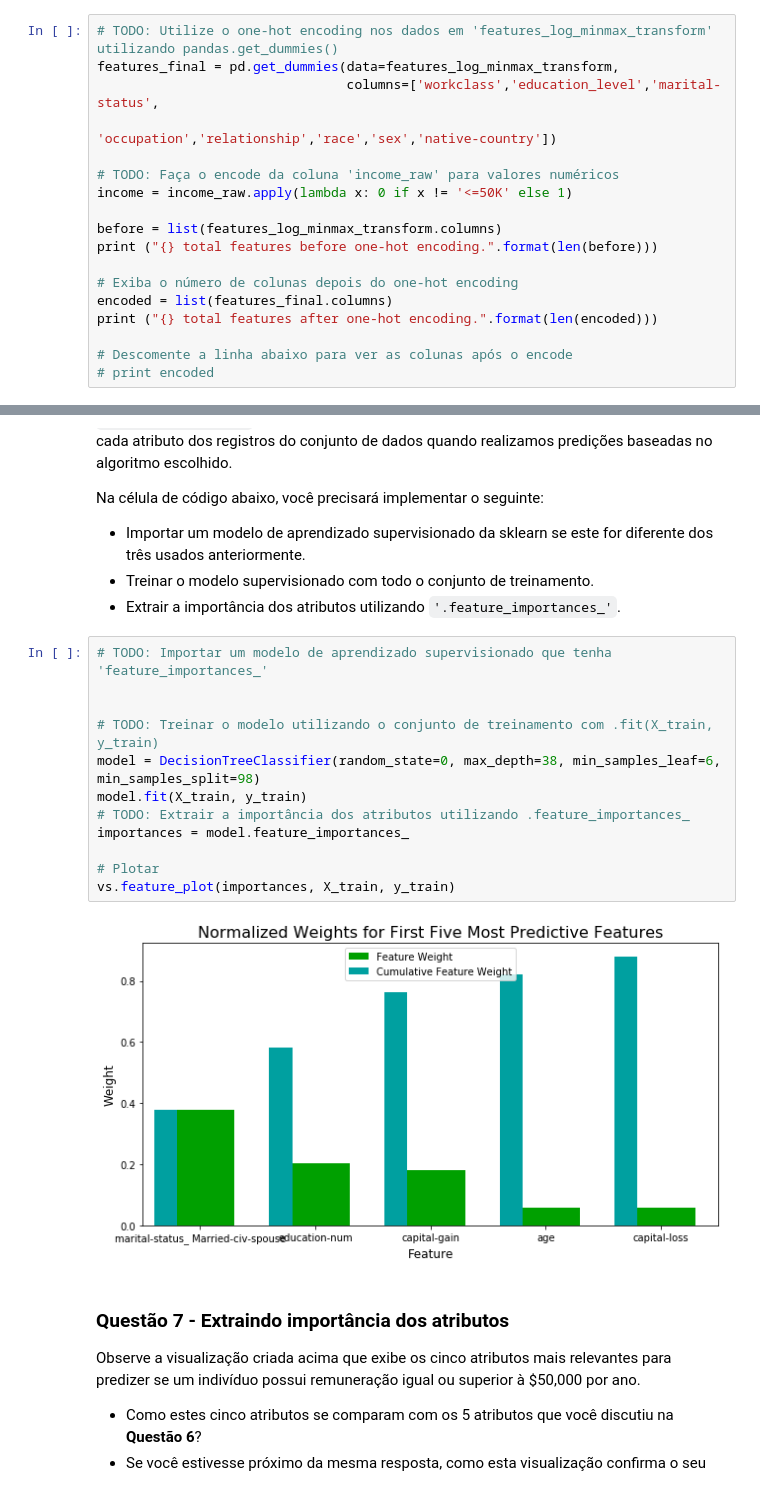
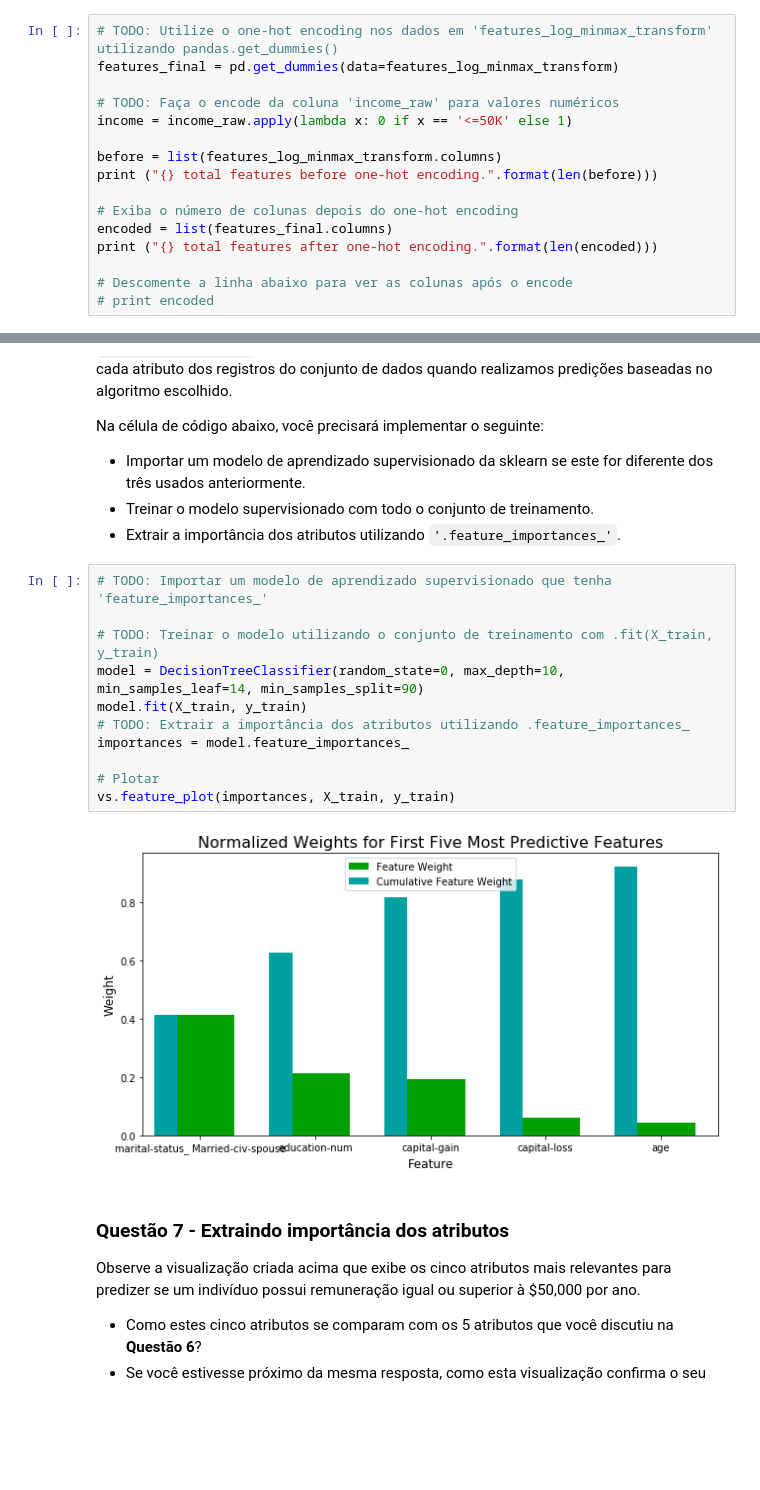
Before and after one commit to CaioSGoncalves/DataScience, a Jupyter notebook: Projetos/finding_donors/finding_donors_PT.ipynb, the cells around one changed output, grey strips where cells are left out. Saved outputs shown, nothing was run; the diff lists cells and outputs as text; blank space fills up the shorter version.

```diff
--- a/Projetos/finding_donors/finding_donors_PT.ipynb
+++ b/Projetos/finding_donors/finding_donors_PT.ipynb
@@ -165,12 +165,10 @@ Além disso, assim como os atributos não-numéricos, precisaremos converter a c
    - Transforme os registros com "<=50K" para `0` e os registros com ">50K" para `1`.
 # %%
 # TODO: Utilize o one-hot encoding nos dados em 'features_log_minmax_transform' utilizando pandas.get_dummies()
-features_final = pd.get_dummies(data=features_log_minmax_transform,
-                                columns=['workclass','education_level','marital-status',
-                                         'occupation','relationship','race','sex','native-country'])
+features_final = pd.get_dummies(data=features_log_minmax_transform)
 
 # TODO: Faça o encode da coluna 'income_raw' para valores numéricos
-income = income_raw.apply(lambda x: 0 if x != '<=50K' else 1)
+income = income_raw.apply(lambda x: 0 if x == '<=50K' else 1)
 
 before = list(features_log_minmax_transform.columns)
 print ("{} total features before one-hot encoding.".format(len(before)))
@@ -623,17 +621,16 @@ Na célula de código abaixo, você precisará implementar o seguinte:
 # %%
 # TODO: Importar um modelo de aprendizado supervisionado que tenha 'feature_importances_'
 
-
 # TODO: Treinar o modelo utilizando o conjunto de treinamento com .fit(X_train, y_train)
-model = DecisionTreeClassifier(random_state=0, max_depth=38, min_samples_leaf=6, min_samples_split=98)
+model = DecisionTreeClassifier(random_state=0, max_depth=10, min_samples_leaf=14, min_samples_split=90)
 model.fit(X_train, y_train)
 # TODO: Extrair a importância dos atributos utilizando .feature_importances_
 importances = model.feature_importances_
 
 # Plotar
 vs.feature_plot(importances, X_train, y_train)
 # %% [output]
-[figure, old version]
+[figure, new version]
 # %% [markdown]
 ### Questão 7 - Extraindo importância dos atributos
 
```
Also changed, not shown: parts of 7 cells of this notebook, 6 other files.
